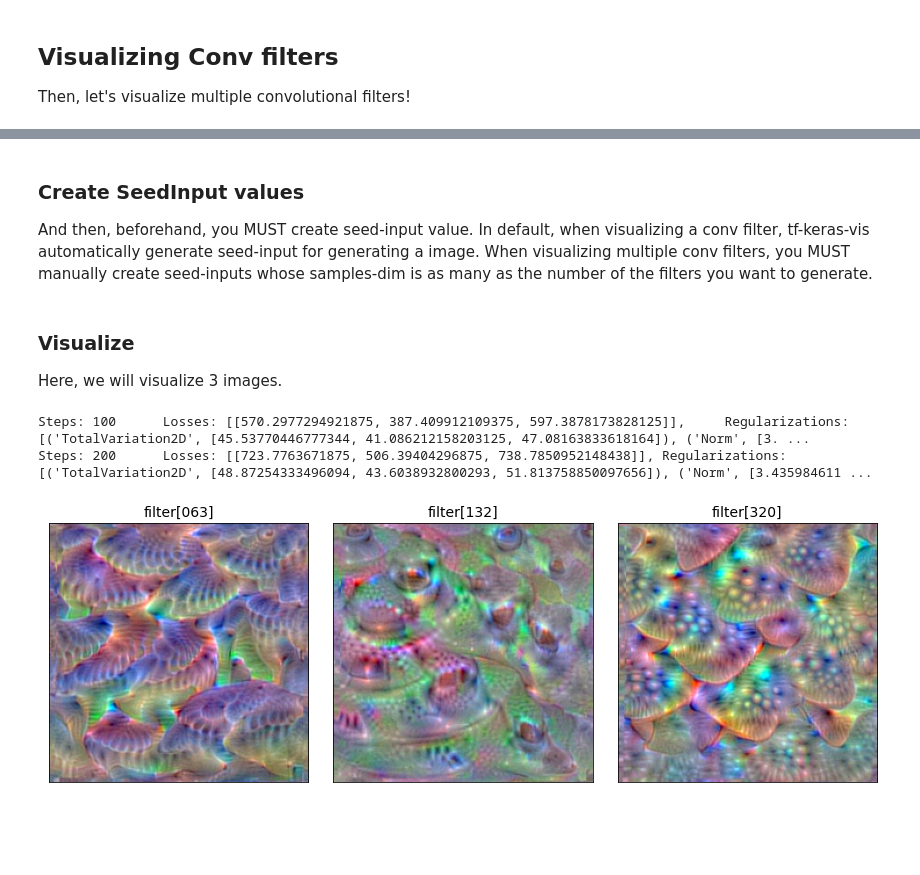
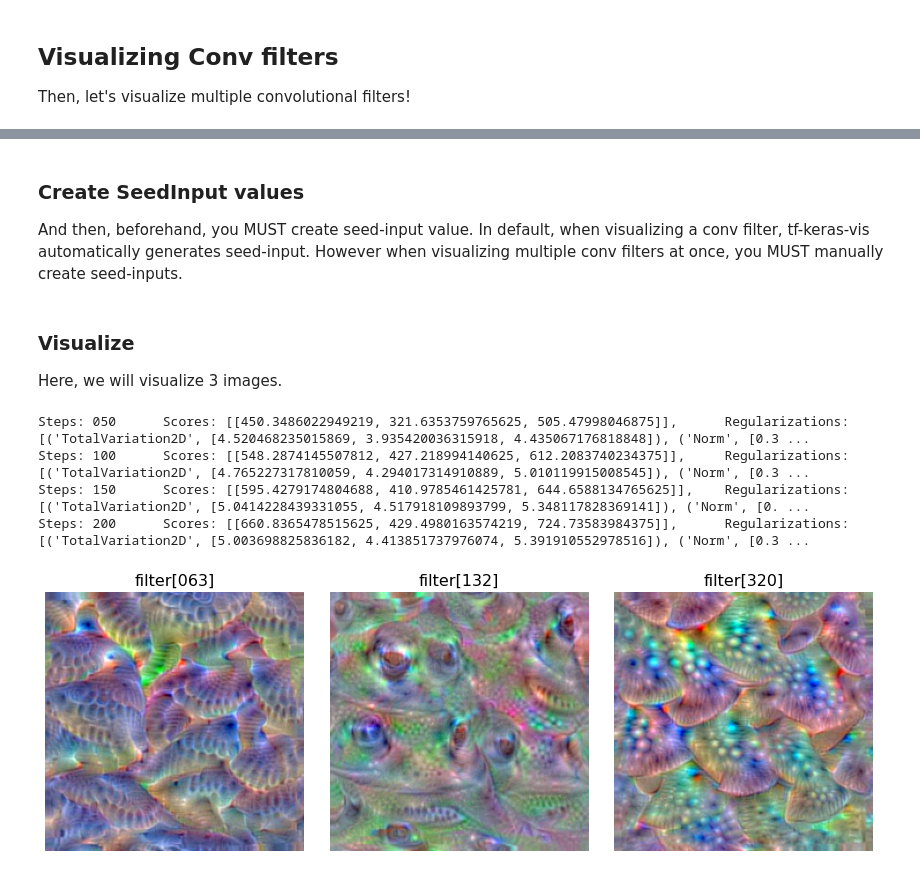
Before and after one commit to keisen/tf-keras-vis, a Jupyter notebook: examples/visualize_conv_filters.ipynb, the cells around one changed output, grey strips where cells are left out. Drawn from its saved outputs; the diff is of its cells as text; code cells hidden in the pictures; blank space fills up the shorter version.

```diff
--- a/examples/visualize_conv_filters.ipynb
+++ b/examples/visualize_conv_filters.ipynb
@@ -136,7 +137,7 @@ score = CategoricalScore(filter_numbers)
 # %% [markdown]
 ### Create SeedInput values
 
-And then, beforehand, you MUST create seed-input value. In default, when visualizing a conv filter, tf-keras-vis automatically generate seed-input for generating a image. When visualizing multiple conv filters, you MUST manually create seed-inputs whose samples-dim is as many as the number of the filters you want to generate.
+And then, beforehand, you MUST create seed-input value. In default, when visualizing a conv filter, tf-keras-vis automatically generates seed-input. However when visualizing multiple conv filters at once, you MUST manually create seed-inputs.
 # %%
 # Define seed inputs whose shape is (samples, height, width, channels).
 
@@ -147,24 +148,22 @@ seed_input = tf.random.uniform((3, 224, 224, 3), 0, 255)
 Here, we will visualize 3 images.
 # %%
 %%time
-from tf_keras_vis.activation_maximization.callbacks import GifGenerator2D
-from tf_keras_vis.utils.input_modifiers import Jitter, Rotate
-
-# Generate max activation
+# Generate maximized activations
 activations = activation_maximization(score,
                                       seed_input=seed_input,
-                                      callbacks=[Logger(interval=100)])
+                                      callbacks=[Logger(interval=50)])
 # Render
-subplot_args = { 'nrows': 1, 'ncols': 3, 'figsize': (12, 4),
-                 'subplot_kw': {'xticks': [], 'yticks': []} }
-f, ax = plt.subplots(**subplot_args)
+f, ax = plt.subplots(nrows=1, ncols=3, figsize=(12, 4))
 for i, filter_number in enumerate(filter_numbers):
-    ax[i].set_title('filter[{:03d}]'.format(filter_number), fontsize=14)
+    ax[i].set_title('filter[{:03d}]'.format(filter_number), fontsize=16)
     ax[i].imshow(activations[i])
+    ax[i].axis('off')
 plt.tight_layout()
 plt.savefig('images/visualize-filters')
 plt.show()
 # %% [output]
-Steps: 100      Losses: [[570.2977294921875, 387.409912109375, 597.3878173828125]],     Regularizations: [('TotalVariation2D', [45.53770446777344, 41.086212158203125, 47.08163833618164]), ('Norm', [3. ...
-Steps: 200      Losses: [[723.7763671875, 506.39404296875, 738.7850952148438]], Regularizations: [('TotalVariation2D', [48.87254333496094, 43.6038932800293, 51.813758850097656]), ('Norm', [3.435984611 ...
+Steps: 050      Scores: [[450.3486022949219, 321.6353759765625, 505.47998046875]],      Regularizations: [('TotalVariation2D', [4.520468235015869, 3.935420036315918, 4.435067176818848]), ('Norm', [0.3 ...
+Steps: 100      Scores: [[548.2874145507812, 427.218994140625, 612.2083740234375]],     Regularizations: [('TotalVariation2D', [4.765227317810059, 4.294017314910889, 5.010119915008545]), ('Norm', [0.3 ...
+Steps: 150      Scores: [[595.4279174804688, 410.9785461425781, 644.6588134765625]],    Regularizations: [('TotalVariation2D', [5.0414228439331055, 4.517918109893799, 5.348117828369141]), ('Norm', [0. ...
+Steps: 200      Scores: [[660.8365478515625, 429.4980163574219, 724.73583984375]],      Regularizations: [('TotalVariation2D', [5.003698825836182, 4.413851737976074, 5.391910552978516]), ('Norm', [0.3 ...
-[figure, old version]
+[figure, new version]
```
Also changed, not shown: parts of 7 cells of this notebook, 2 other files.
